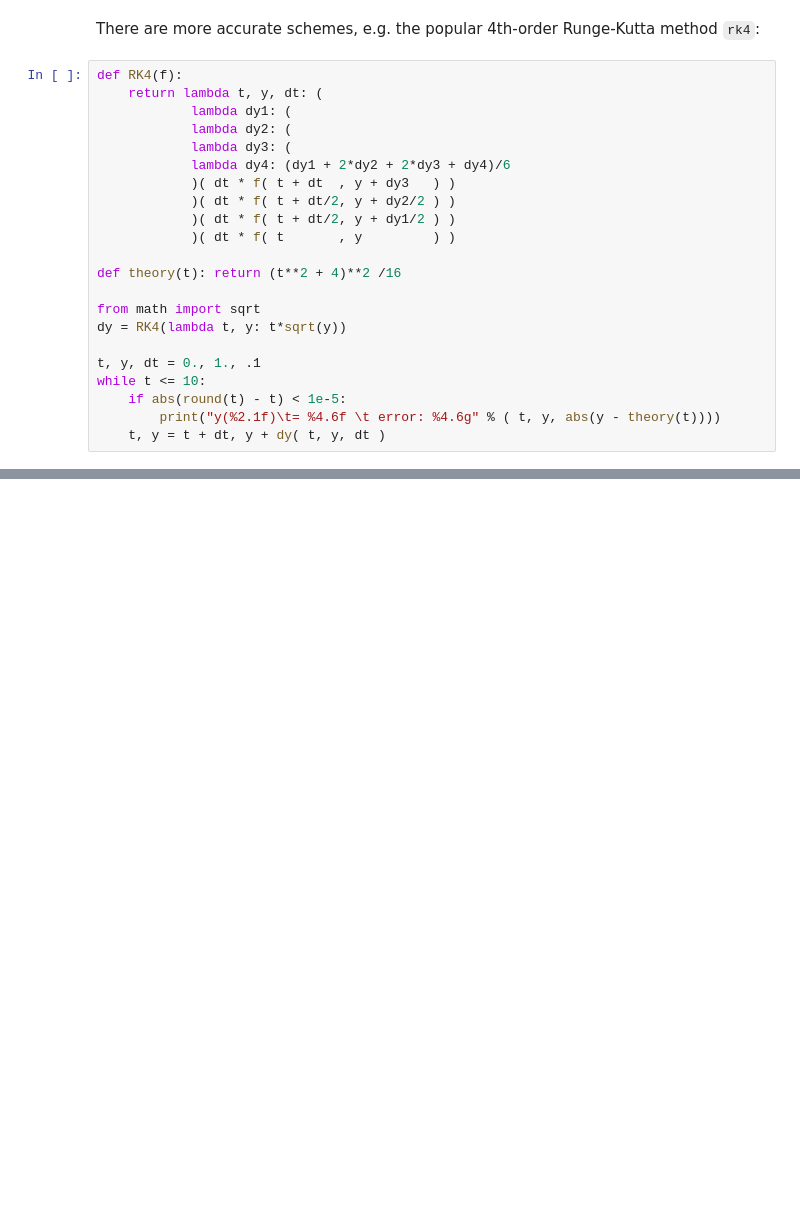
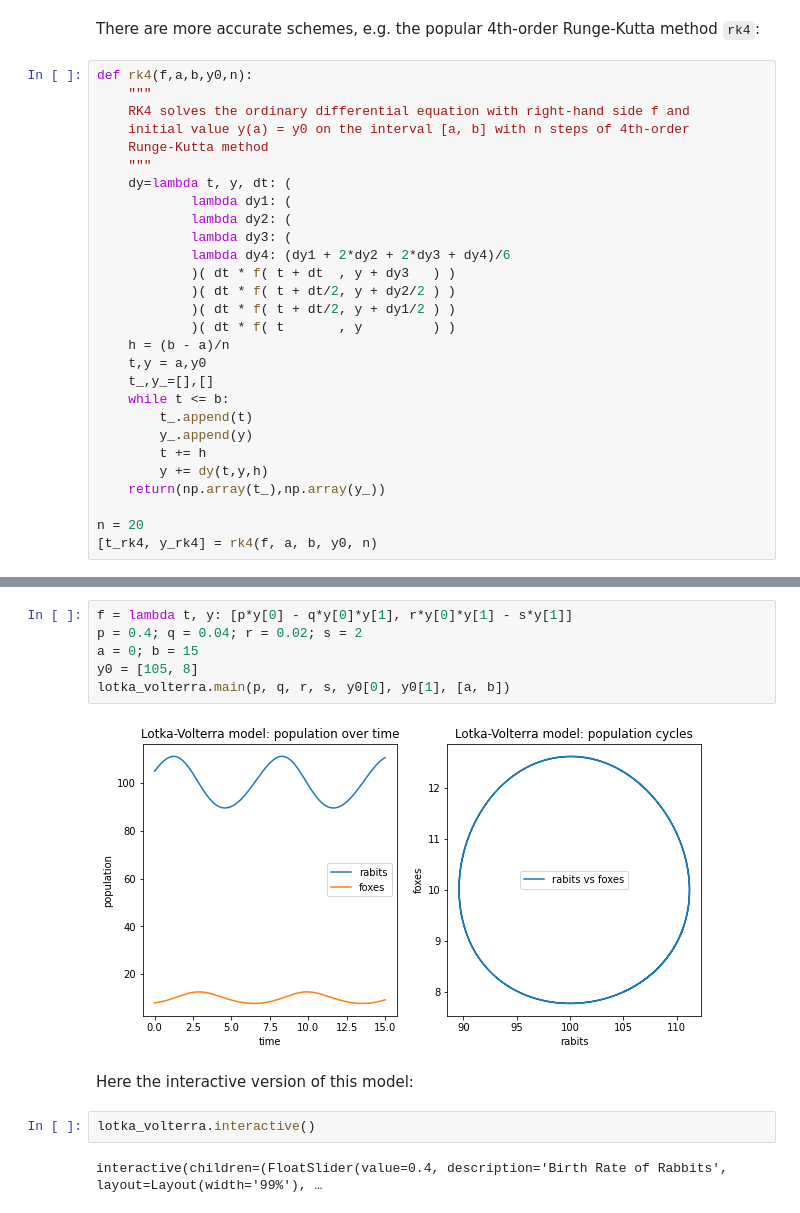
Before and after one commit to OleBo/MathSo, a Jupyter notebook: notebooks/NumericalDifferentiation.ipynb, the cells around one changed output, grey strips where cells are left out. Cells and saved outputs as stored; diff of their text form; blank space fills up the shorter version.

```diff
--- a/notebooks/NumericalDifferentiation.ipynb
+++ b/notebooks/NumericalDifferentiation.ipynb
@@ -312,8 +306,13 @@ n = 10240, err = 1.39, fac = 2.00
 # %% [markdown]
 There are more accurate schemes, e.g. the popular 4th-order Runge-Kutta method `rk4`:
 # %%
-def RK4(f):
-    return lambda t, y, dt: (
+def rk4(f,a,b,y0,n):
+    """
+    RK4 solves the ordinary differential equation with right-hand side f and
+    initial value y(a) = y0 on the interval [a, b] with n steps of 4th-order
+    Runge-Kutta method
+    """
+    dy=lambda t, y, dt: (
             lambda dy1: (
             lambda dy2: (
             lambda dy3: (
@@ -322,14 +321,15 @@ def RK4(f):
             )( dt * f( t + dt/2, y + dy2/2 ) )
             )( dt * f( t + dt/2, y + dy1/2 ) )
             )( dt * f( t       , y         ) )
+    h = (b - a)/n
+    t,y = a,y0
+    t_,y_=[],[]
+    while t <= b:
+        t_.append(t)
+        y_.append(y)
+        t += h
+        y += dy(t,y,h)
+    return(np.array(t_),np.array(y_))
 
-def theory(t): return (t**2 + 4)**2 /16
-
-from math import sqrt
-dy = RK4(lambda t, y: t*sqrt(y))
-
-t, y, dt = 0., 1., .1
-while t <= 10:
-    if abs(round(t) - t) < 1e-5:
-        print("y(%2.1f)\t= %4.6f \t error: %4.6g" % ( t, y, abs(y - theory(t))))
-    t, y = t + dt, y + dy( t, y, dt )
+n = 20
+[t_rk4, y_rk4] = rk4(f, a, b, y0, n)
@@ -347,0 +384,14 @@ y(10.0) = 675.999949     error: 5.09833e-05
+# %%
+f = lambda t, y: [p*y[0] - q*y[0]*y[1], r*y[0]*y[1] - s*y[1]]
+p = 0.4; q = 0.04; r = 0.02; s = 2
+a = 0; b = 15
+y0 = [105, 8]
+lotka_volterra.main(p, q, r, s, y0[0], y0[1], [a, b])
+# %% [output]
+[figure, added]
+# %% [markdown]
+Here the interactive version of this model:
+# %%
+lotka_volterra.interactive()
+# %% [output]
+interactive(children=(FloatSlider(value=0.4, description='Birth Rate of Rabbits', layout=Layout(width='99%'), …
```
Also changed, not shown: parts of 18 cells of this notebook, 2 other files.
